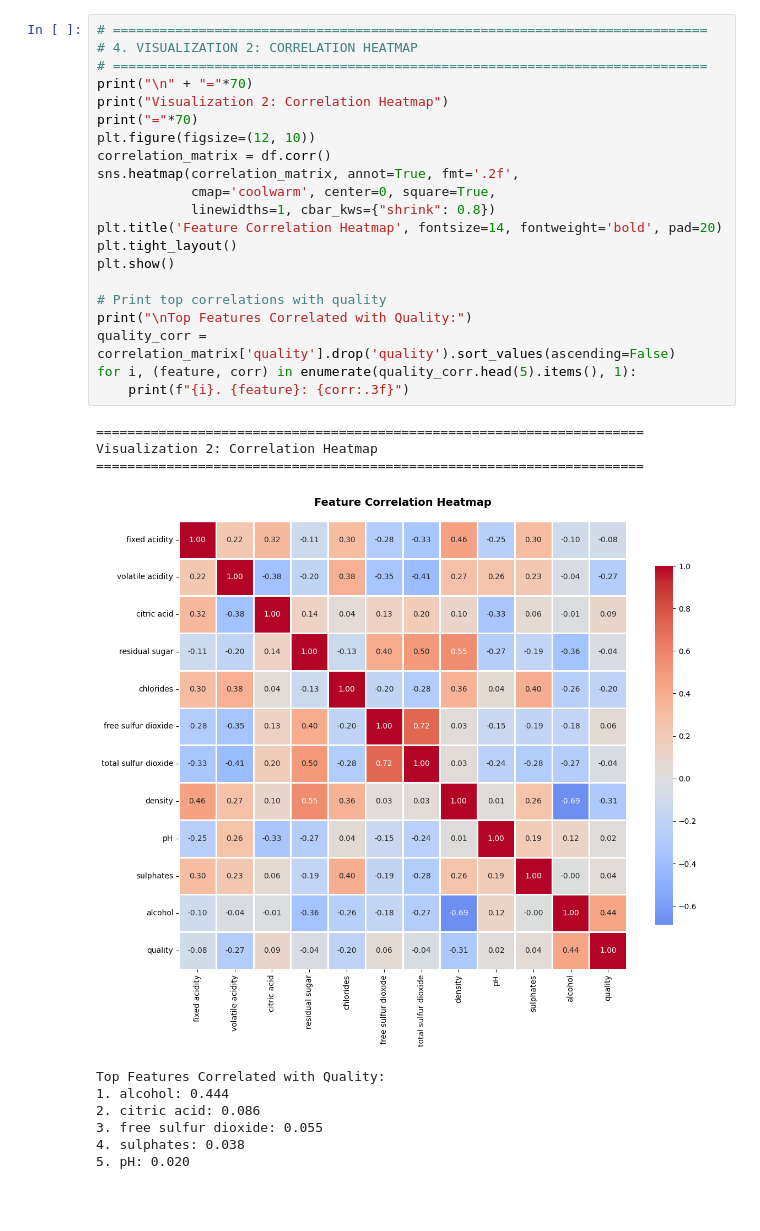
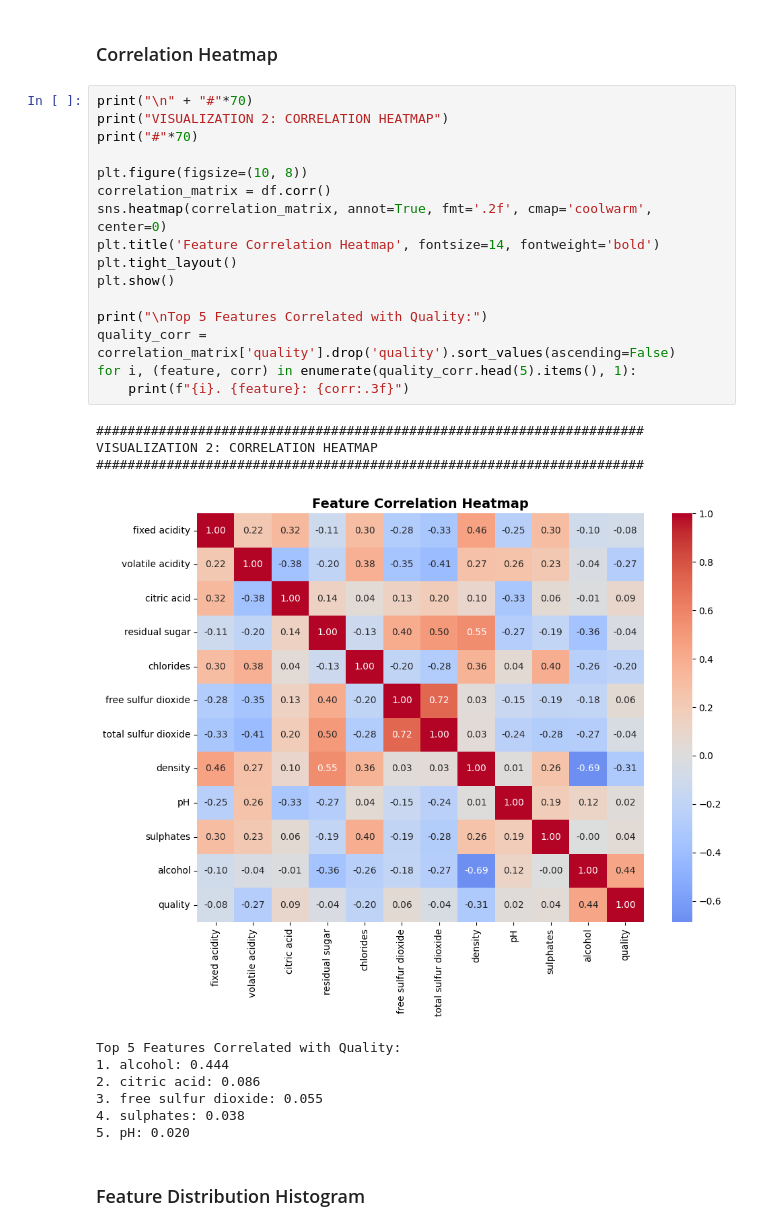
Before and after one commit to iaminaadhikari/Wine_Quality_Prediction, a Jupyter notebook: 23049014 Ina Adhikari.ipynb, the cells around one changed output. Cells and saved outputs as stored; diff of their text form; blank space fills up the shorter version.

```diff
--- a/23049014 Ina Adhikari.ipynb
+++ b/23049014 Ina Adhikari.ipynb
@@ -138,33 +128,32 @@ Visualization 1: Quality Distribution
+# %% [markdown]
+### Correlation Heatmap
 # %%
-# ============================================================================
-# 4. VISUALIZATION 2: CORRELATION HEATMAP
-# ============================================================================
-print("\n" + "="*70)
-print("Visualization 2: Correlation Heatmap")
-print("="*70)
-plt.figure(figsize=(12, 10))
+print("\n" + "#"*70)
+print("VISUALIZATION 2: CORRELATION HEATMAP")
+print("#"*70)
+
+plt.figure(figsize=(10, 8))
 correlation_matrix = df.corr()
-sns.heatmap(correlation_matrix, annot=True, fmt='.2f',
-            cmap='coolwarm', center=0, square=True,
-            linewidths=1, cbar_kws={"shrink": 0.8})
-plt.title('Feature Correlation Heatmap', fontsize=14, fontweight='bold', pad=20)
+sns.heatmap(correlation_matrix, annot=True, fmt='.2f', cmap='coolwarm', center=0)
+plt.title('Feature Correlation Heatmap', fontsize=14, fontweight='bold')
 plt.tight_layout()
 plt.show()
 
-# Print top correlations with quality
-print("\nTop Features Correlated with Quality:")
+print("\nTop 5 Features Correlated with Quality:")
 quality_corr = correlation_matrix['quality'].drop('quality').sort_values(ascending=False)
 for i, (feature, corr) in enumerate(quality_corr.head(5).items(), 1):
     print(f"{i}. {feature}: {corr:.3f}")
 # %% [output]
-======================================================================
-Visualization 2: Correlation Heatmap
-======================================================================
+######################################################################
+VISUALIZATION 2: CORRELATION HEATMAP
+######################################################################
-[figure, old version]
+[figure, new version]
-Top Features Correlated with Quality:
+Top 5 Features Correlated with Quality:
 1. alcohol: 0.444
 2. citric acid: 0.086
 3. free sulfur dioxide: 0.055
 4. sulphates: 0.038
 5. pH: 0.020
+# %% [markdown]
+### Feature Distribution Histogram
 # %%
```
Also changed, not shown: parts of 39 cells of this notebook.
